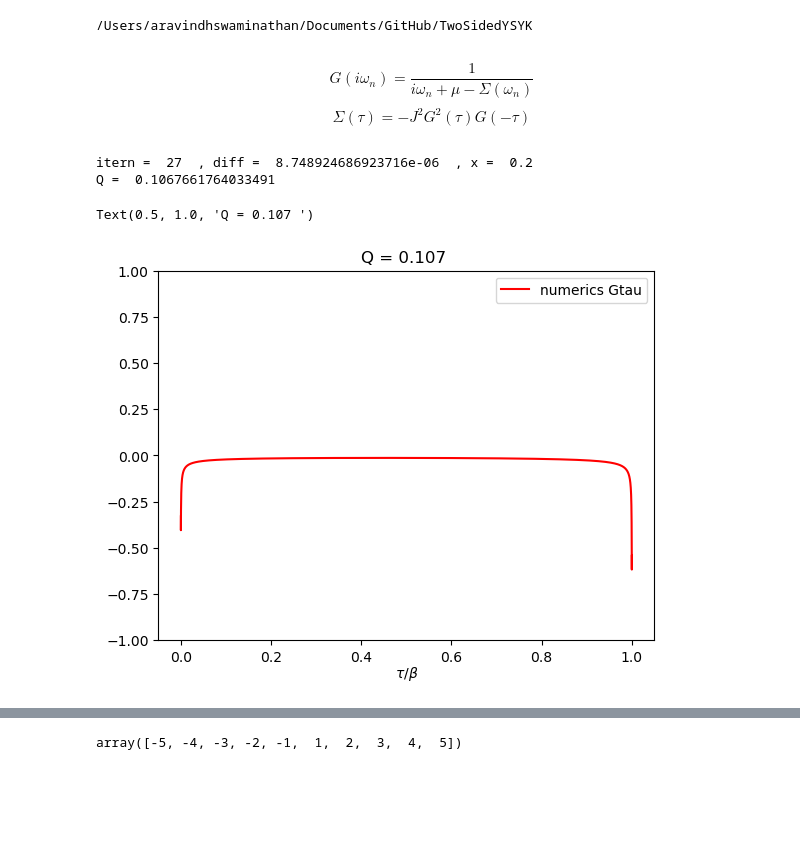
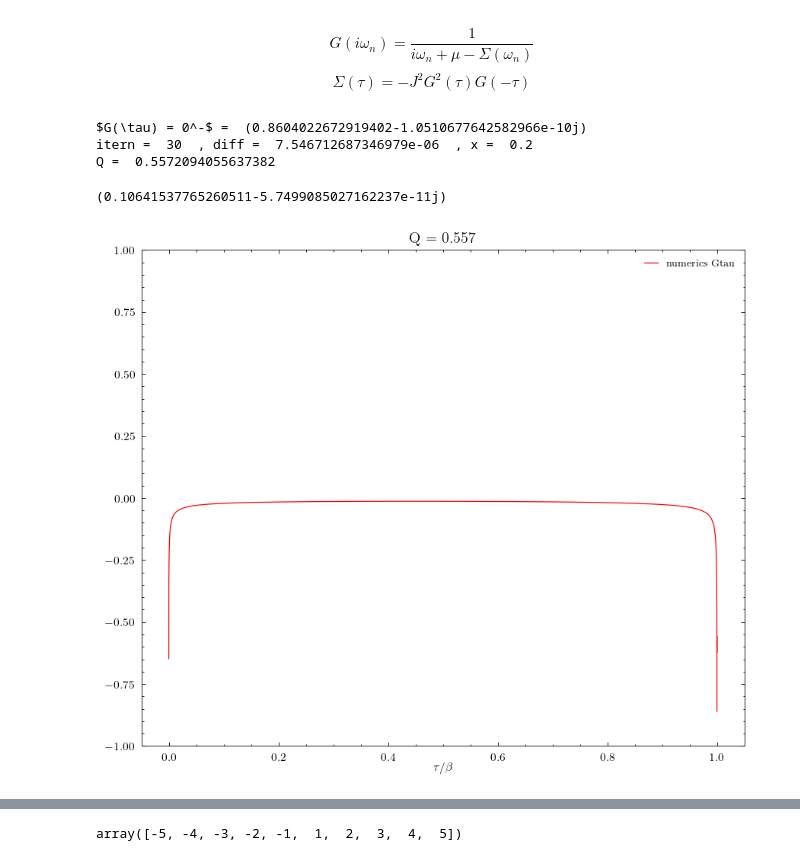
Before and after one commit to aravindhshankar/TwoSidedYSYK, a Jupyter notebook: Benchmarking/BenchmarkSachdev2015.ipynb, the cells around one changed output, grey strips where cells are left out. Drawn from its saved outputs; the diff is of its cells as text; code cells hidden in the pictures; blank space fills up the shorter version.

```diff
--- a/Benchmarking/BenchmarkSachdev2015.ipynb
+++ b/Benchmarking/BenchmarkSachdev2015.ipynb
@@ -1,12 +1,23 @@
 # %%
-%cd /Users/aravindhswaminathan/Documents/GitHub/TwoSidedYSYK
+# %cd /Users/aravindhswaminathan/Documents/GitHub/TwoSidedYSYK
+import sys, os
+if os.path.exists('../ClusterScript/Sources'):
+    sys.path.insert(1,'../ClusterScript/Sources')
+else:
+    print('SOURCES DIRECTORY NOT FOUND, YA TWAT!!!')
+    exit(1)
 from SYK_fft import *
 import numpy as np
 import matplotlib.pyplot as plt
 from matplotlib import rcParams
 from ConformalAnalytical import *
+plt.style.use('../ClusterScript/Figuremaker/physrev.mplstyle') # Set full path to if physrev.mplstyle is not in the same in directory as the notebook
+plt.rcParams['figure.dpi'] = "120"
+plt.rcParams['legend.fontsize'] = '14'
+plt.rcParams['legend.fontsize'] = '16'
+# plt.rcParams['axes.fontsize'] = '20'
+plt.rcParams['figure.figsize'] = '8,7'
+plt.rcParams['lines.markersize'] = '6'
-# %% [output]
-/Users/aravindhswaminathan/Documents/GitHub/TwoSidedYSYK
 # %%
 Nbig = int(2**20)
 err = 1e-5
@@ -46,31 +57,36 @@ while(diff>err):
     #     Sigmaomega[Nbig//2] = mu
 
     Gomega = x*(1./(1j*omega + mu - Sigmaomega)) + (1-x)*oldGomega
-    #Gtau = Freq2TimeF(Gomega - (1/(1j*omega)),Nbig,beta) - 0.5 #cool trick for Gibbs oscillations
-    Gtau = Freq2TimeF(Gomega,Nbig,beta)
+    Gtau = Freq2TimeF(Gomega - (1/(1j*omega)),Nbig,beta) - 0.5 #cool trick for Gibbs oscillations
+    # Gtau = Freq2TimeF(Gomega,Nbig,beta)
 
     #diff = (1.0/Nbig) * np. sqrt(np.sum((np.abs(Gtau-oldGtau))**2))
-    diff = np. sqrt((1.0/Nbig) * np.sum((np.abs(Gtau-oldGtau))**2)) #changed
+    diff = np.sum((np.abs(Gtau-oldGtau))**2) #changed
     # if diff>diffold:
     #     x/=2
 
 
-Q = 0.5*(Gtau[0] - Gtau[-1])
+print(r'$G(\tau) = 0^-$ = ', -Gtau[-1])
+# Q = 0.5*(Gtau[0] - Gtau[-1])
+Q = -Gtau[-2]
 print("itern = ",itern," , diff = ", diff, " , x = ", x)
 print("Q = ", np.real(Q))
 # %% [output]
-itern =  27  , diff =  8.748924686923716e-06  , x =  0.2
-Q =  0.1067661764033491
+$G(\tau) = 0^-$ =  (0.8604022672919402-1.0510677642582966e-10j)
+itern =  30  , diff =  7.546712687346979e-06  , x =  0.2
+Q =  0.5572094055637382
 # %%
 plt.plot(tau/beta, np.real(Gtau), 'r', label = 'numerics Gtau')
 #plt.plot(tau/beta, np.real(Gconftau), 'b--', label = 'analytical Gtau' )
 plt.ylim(-1,1)
 plt.xlabel(r'$\tau/\beta$',labelpad = 0)
 plt.legend()
 plt.title('Q = %.3f ' %np.real(Q) )
+Qalt = 0.5*(Gtau[0] - Gtau[-1])
+print(Qalt)
 # %% [output]
-Text(0.5, 1.0, 'Q = 0.107 ')
+(0.10641537765260511-5.7499085027162237e-11j)
-[figure, old version]
+[figure, new version]
 # %%
 plt.plot(omega,np.imag(Gomega),'p')
 plt.plot(omega,np.zeros_like(omega), color = 'gray', linestyle = '--')
```
Also changed, not shown: parts of 8 cells of this notebook, 4 other files.
